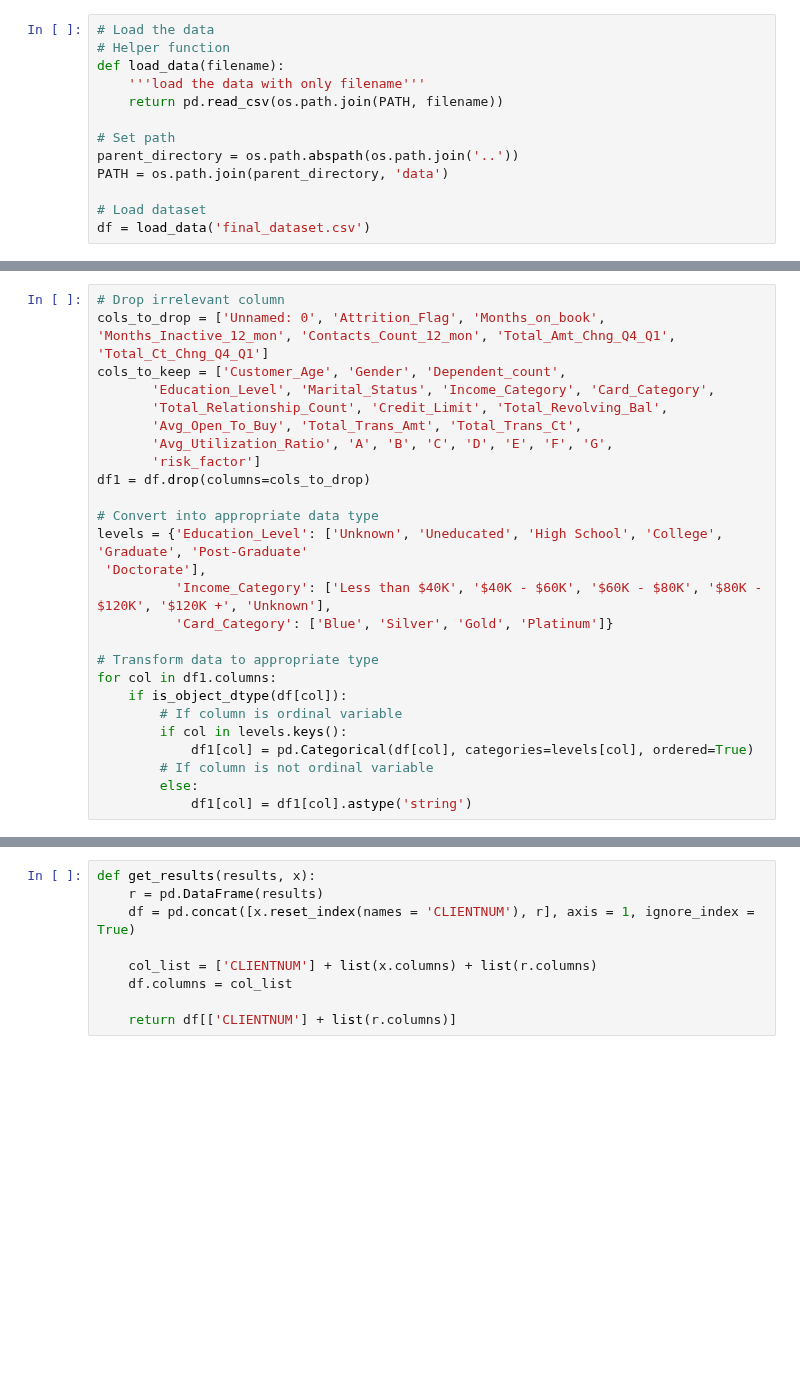
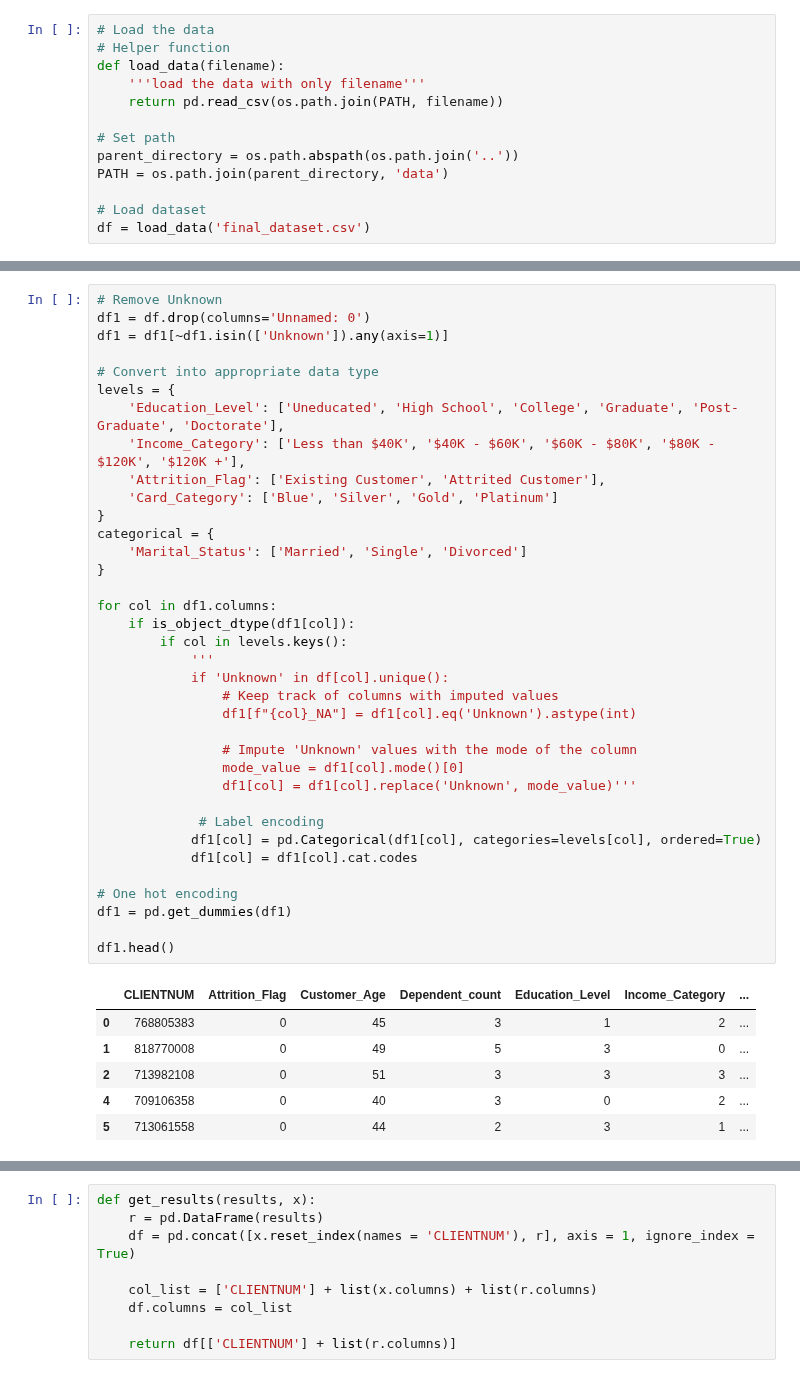
Before and after one commit to yionna/DSA3101-Object-Not-Found, a Jupyter notebook: src/SubgroupB_Question1.ipynb, the cells around one changed output, grey strips where cells are left out. Saved outputs shown, nothing was run; the diff lists cells and outputs as text; blank space fills up the shorter version.

```diff
--- a/src/SubgroupB_Question1.ipynb
+++ b/src/SubgroupB_Question1.ipynb
@@ -30,26 +49,43 @@ Data Cleaning
 # %%
-# Drop irrelevant column
-cols_to_drop = ['Unnamed: 0', 'Attrition_Flag', 'Months_on_book', 'Months_Inactive_12_mon', 'Contacts_Count_12_mon', 'Total_Amt_Chng_Q4_Q1', 'Total_Ct_Chng_Q4_Q1']
-cols_to_keep = ['Customer_Age', 'Gender', 'Dependent_count',
-       'Education_Level', 'Marital_Status', 'Income_Category', 'Card_Category',
-       'Total_Relationship_Count', 'Credit_Limit', 'Total_Revolving_Bal',
-       'Avg_Open_To_Buy', 'Total_Trans_Amt', 'Total_Trans_Ct',
-       'Avg_Utilization_Ratio', 'A', 'B', 'C', 'D', 'E', 'F', 'G',
-       'risk_factor']
-df1 = df.drop(columns=cols_to_drop)
+# Remove Unknown
+df1 = df.drop(columns='Unnamed: 0')
+df1 = df1[~df1.isin(['Unknown']).any(axis=1)]
 
 # Convert into appropriate data type
-levels = {'Education_Level': ['Unknown', 'Uneducated', 'High School', 'College', 'Graduate', 'Post-Graduate'
- 'Doctorate'],
-          'Income_Category': ['Less than $40K', '$40K - $60K', '$60K - $80K', '$80K - $120K', '$120K +', 'Unknown'],
-          'Card_Category': ['Blue', 'Silver', 'Gold', 'Platinum']}
+levels = {
+    'Education_Level': ['Uneducated', 'High School', 'College', 'Graduate', 'Post-Graduate', 'Doctorate'],
+    'Income_Category': ['Less than $40K', '$40K - $60K', '$60K - $80K', '$80K - $120K', '$120K +'],
+    'Attrition_Flag': ['Existing Customer', 'Attrited Customer'],
+    'Card_Category': ['Blue', 'Silver', 'Gold', 'Platinum']
+}
+categorical = {
+    'Marital_Status': ['Married', 'Single', 'Divorced']
+}
 
-# Transform data to appropriate type
 for col in df1.columns:
-    if is_object_dtype(df[col]):
-        # If column is ordinal variable
+    if is_object_dtype(df1[col]):
         if col in levels.keys():
-            df1[col] = pd.Categorical(df[col], categories=levels[col], ordered=True)
-        # If column is not ordinal variable
-        else:
-            df1[col] = df1[col].astype('string')
+            '''
+            if 'Unknown' in df[col].unique():
+                # Keep track of columns with imputed values
+                df1[f"{col}_NA"] = df1[col].eq('Unknown').astype(int)
+
+                # Impute 'Unknown' values with the mode of the column
+                mode_value = df1[col].mode()[0]
+                df1[col] = df1[col].replace('Unknown', mode_value)'''
+
+             # Label encoding
+            df1[col] = pd.Categorical(df1[col], categories=levels[col], ordered=True)
+            df1[col] = df1[col].cat.codes
+
+# One hot encoding
+df1 = pd.get_dummies(df1)
+
+df1.head()
+# %% [output]
+|  | CLIENTNUM | Attrition_Flag | Customer_Age | Dependent_count | Education_Level | Income_Category | ... |
+| 0 | 768805383 | 0 | 45 | 3 | 1 | 2 | ... |
+| 1 | 818770008 | 0 | 49 | 5 | 3 | 0 | ... |
+| 2 | 713982108 | 0 | 51 | 3 | 3 | 3 | ... |
+| 4 | 709106358 | 0 | 40 | 3 | 0 | 2 | ... |
+| 5 | 713061558 | 0 | 44 | 2 | 3 | 1 | ... |
```
Also changed, not shown: parts of 34 cells of this notebook.
